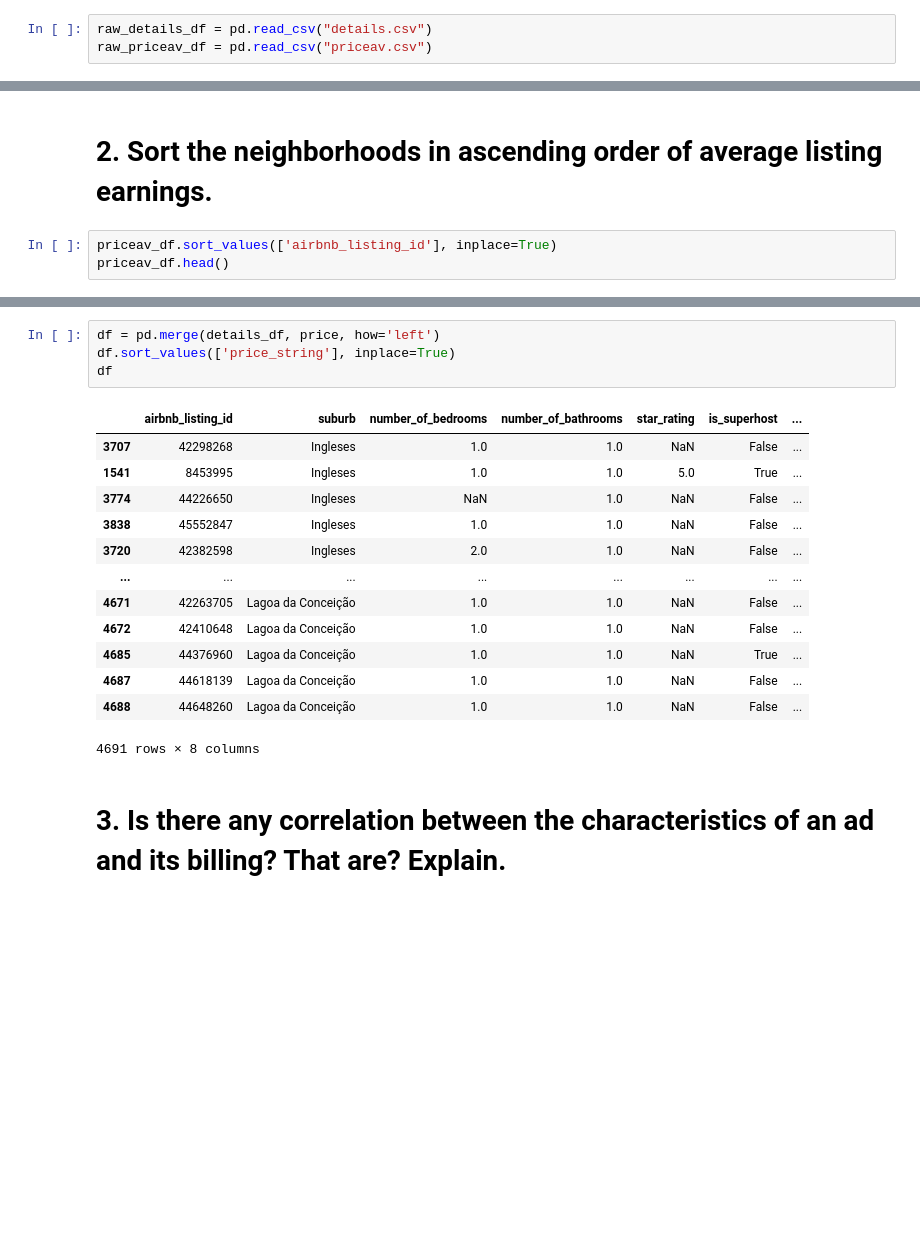
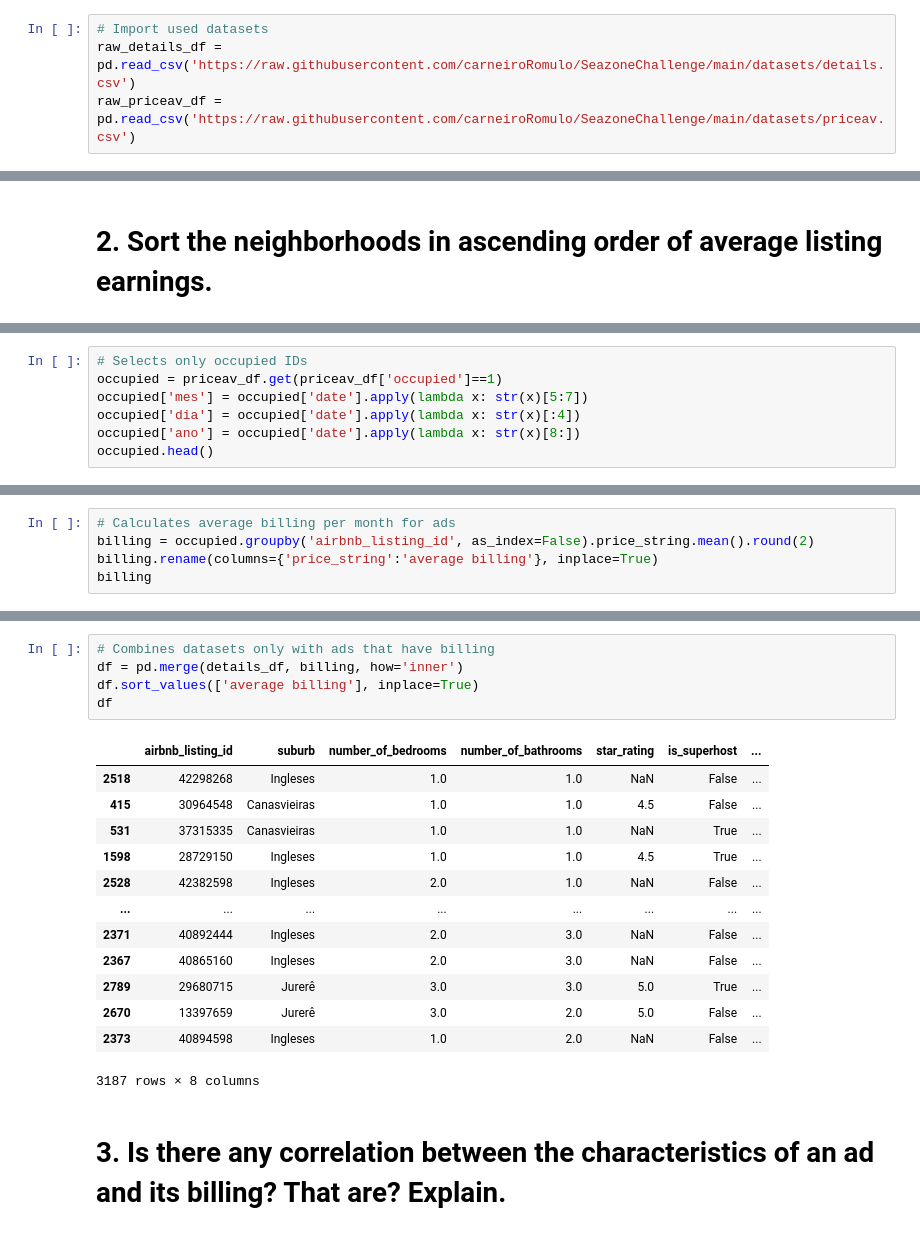
Before and after one commit to carneiroRomulo/SeazoneChallenge, a Jupyter notebook: Challenge.ipynb, the cells around one changed output, grey strips where cells are left out. Drawn from its saved outputs; the diff is of its cells as text; blank space fills up the shorter version.

```diff
--- a/Challenge.ipynb
+++ b/Challenge.ipynb
@@ -7,5 +8,6 @@ import matplotlib.pyplot as plt
 # %% [markdown]
 # Import Dataset
 # %%
-raw_details_df = pd.read_csv("details.csv")
-raw_priceav_df = pd.read_csv("priceav.csv")
+# Import used datasets
+raw_details_df = pd.read_csv('https://raw.githubusercontent.com/carneiroRomulo/SeazoneChallenge/main/datasets/details.csv')
+raw_priceav_df = pd.read_csv('https://raw.githubusercontent.com/carneiroRomulo/SeazoneChallenge/main/datasets/priceav.csv')
@@ -110,6 +121,3 @@ details_df
 4691 rows × 7 columns
 # %% [markdown]
 # 2. Sort the neighborhoods in ascending order of average listing earnings.
-# %%
-priceav_df.sort_values(['airbnb_listing_id'], inplace=True)
-priceav_df.head()
@@ -160,0 +124,7 @@ price
+# %%
+# Selects only occupied IDs
+occupied = priceav_df.get(priceav_df['occupied']==1)
+occupied['mes'] = occupied['date'].apply(lambda x: str(x)[5:7])
+occupied['dia'] = occupied['date'].apply(lambda x: str(x)[:4])
+occupied['ano'] = occupied['date'].apply(lambda x: str(x)[8:])
+occupied.head()
@@ -160,0 +153,5 @@ price
+# %%
+# Calculates average billing per month for ads
+billing = occupied.groupby('airbnb_listing_id', as_index=False).price_string.mean().round(2)
+billing.rename(columns={'price_string':'average billing'}, inplace=True)
+billing
@@ -161,20 +172,21 @@ price
 # %%
-df = pd.merge(details_df, price, how='left')
-df.sort_values(['price_string'], inplace=True)
+# Combines datasets only with ads that have billing
+df = pd.merge(details_df, billing, how='inner')
+df.sort_values(['average billing'], inplace=True)
 df
 # %% [output]
 |  | airbnb_listing_id | suburb | number_of_bedrooms | number_of_bathrooms | star_rating | is_superhost | ... |
-| 3707 | 42298268 | Ingleses | 1.0 | 1.0 | NaN | False | ... |
-| 1541 | 8453995 | Ingleses | 1.0 | 1.0 | 5.0 | True | ... |
-| 3774 | 44226650 | Ingleses | NaN | 1.0 | NaN | False | ... |
-| 3838 | 45552847 | Ingleses | 1.0 | 1.0 | NaN | False | ... |
-| 3720 | 42382598 | Ingleses | 2.0 | 1.0 | NaN | False | ... |
+| 2518 | 42298268 | Ingleses | 1.0 | 1.0 | NaN | False | ... |
+| 415 | 30964548 | Canasvieiras | 1.0 | 1.0 | 4.5 | False | ... |
+| 531 | 37315335 | Canasvieiras | 1.0 | 1.0 | NaN | True | ... |
+| 1598 | 28729150 | Ingleses | 1.0 | 1.0 | 4.5 | True | ... |
+| 2528 | 42382598 | Ingleses | 2.0 | 1.0 | NaN | False | ... |
 | ... | ... | ... | ... | ... | ... | ... | ... |
-| 4671 | 42263705 | Lagoa da Conceição | 1.0 | 1.0 | NaN | False | ... |
-| 4672 | 42410648 | Lagoa da Conceição | 1.0 | 1.0 | NaN | False | ... |
-| 4685 | 44376960 | Lagoa da Conceição | 1.0 | 1.0 | NaN | True | ... |
-| 4687 | 44618139 | Lagoa da Conceição | 1.0 | 1.0 | NaN | False | ... |
-| 4688 | 44648260 | Lagoa da Conceição | 1.0 | 1.0 | NaN | False | ... |
+| 2371 | 40892444 | Ingleses | 2.0 | 3.0 | NaN | False | ... |
+| 2367 | 40865160 | Ingleses | 2.0 | 3.0 | NaN | False | ... |
+| 2789 | 29680715 | Jurerê | 3.0 | 3.0 | 5.0 | True | ... |
+| 2670 | 13397659 | Jurerê | 3.0 | 2.0 | 5.0 | False | ... |
+| 2373 | 40894598 | Ingleses | 1.0 | 2.0 | NaN | False | ... |
-4691 rows × 8 columns
+3187 rows × 8 columns
 # %% [markdown]
 # 3. Is there any correlation between the characteristics of an ad and its billing? That are? Explain.
```
Also changed, not shown: parts of 27 cells of this notebook.
